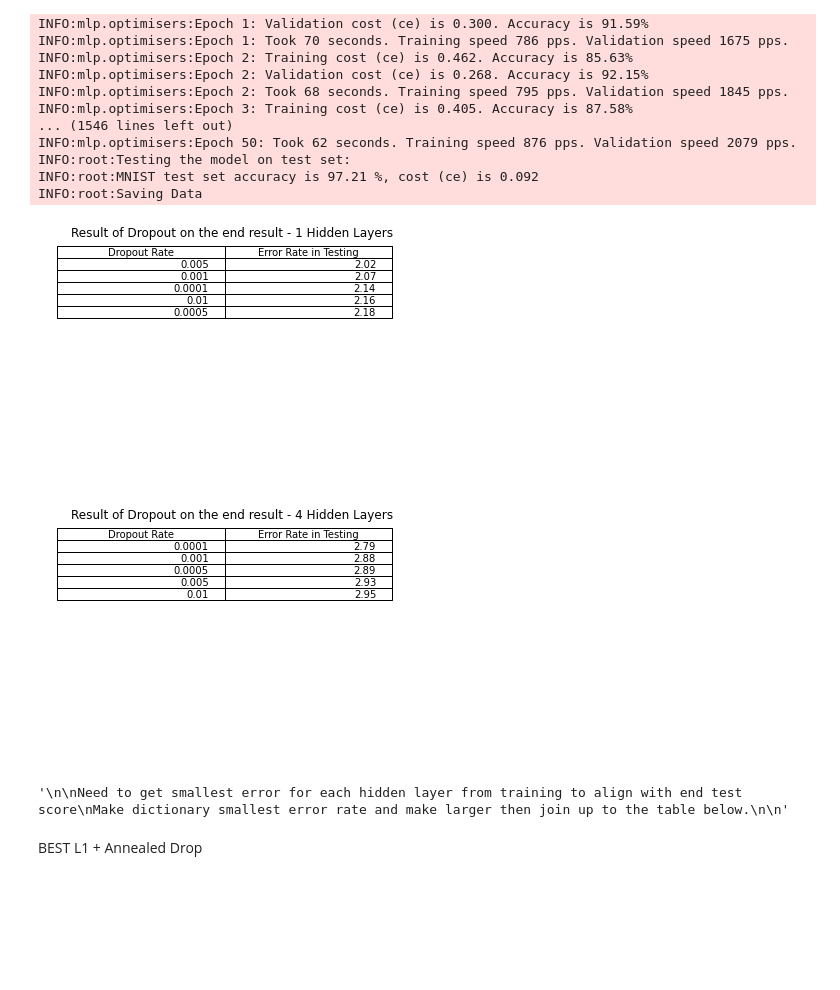
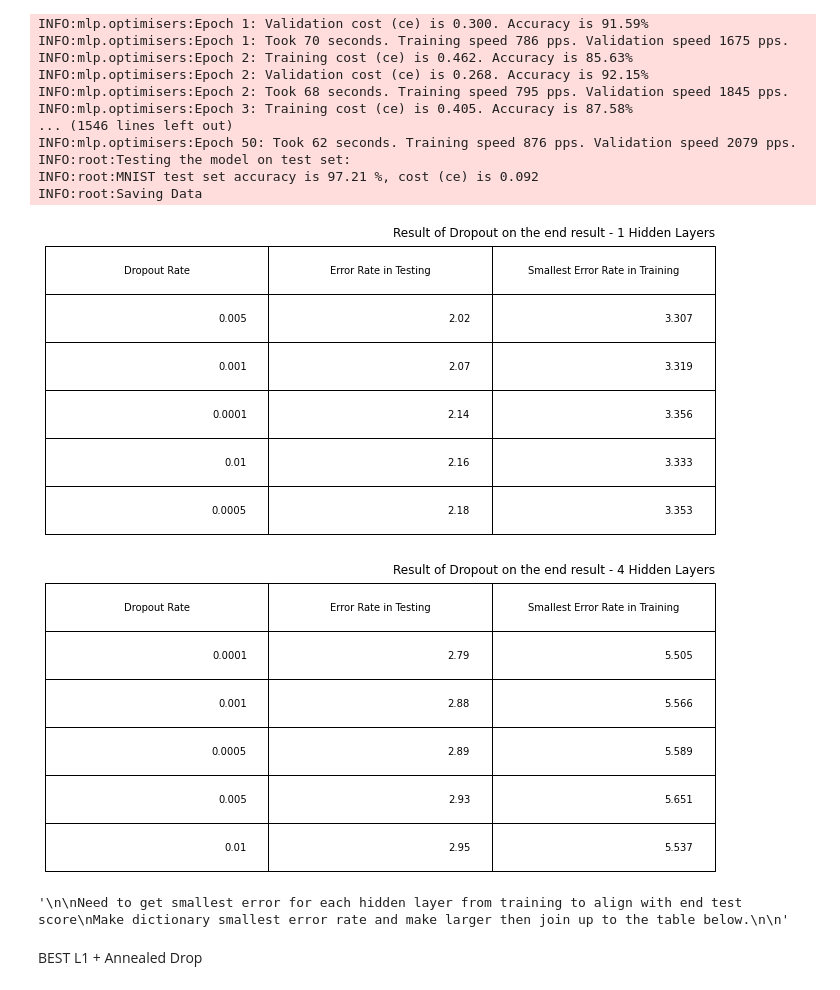
Before and after one commit to joeyearsley/mlpractical, a Jupyter notebook: Grid Search.ipynb, the cells around one changed output. Drawn from its saved outputs; the diff is of its cells as text; code cells hidden in the pictures; blank space fills up the shorter version.

```diff
--- a/Grid Search.ipynb
+++ b/Grid Search.ipynb
@@ -521,30 +530,33 @@ tracker = []
 
 dropout = [0.6,0.55,0.5,0.45,0.4]
 for val in xrange(0,5):
-    tracker.append([dropout[val], 100-(100*shelve_p[('dropNF0'+str(val))][2][1])])
+    second = shelve_p['dropNF0'+str(val)][0]
+    second.sort(key=lambda x: -x[1])
+    tracker.append([dropout[val], 100-(100*shelve_p[('dropNF0'+str(val))][2][1]),100.*(1.-second[0][1])])
 
 tracker.sort(key=lambda x: x[1])
 #Plot table, with these columns
-columns = ('Dropout Rate', 'Error Rate in Testing')
+columns = ('Dropout Rate', 'Error Rate in Testing', 'Smallest Error Rate in Training')
 plt.axis('off')
 plt.title('Result of Dropout on the end result - 1 Hidden Layers')
 #Test_cont is defined above - its a list of lists in the form [LearningRate, ErrorRate]
-plt.table(cellText=tracker,colLabels=columns, loc='best')
-
+y = plt.table(cellText=tracker,colLabels=columns, loc='best')
+y.scale(2,4)
 plt.show()
 
 tracker = []
 for val in xrange(0,5):
-    tracker.append([dropout[val], 100-(100*shelve_p[('dropNF1'+str(val))][2][1])])
+    second = shelve_p['dropNF1'+str(val)][0]
+    second.sort(key=lambda x: -x[1])
+    tracker.append([dropout[val], 100-(100*shelve_p[('dropNF1'+str(val))][2][1]),100.*(1.-second[0][1])])
 
 tracker.sort(key=lambda x: x[1])
 #Plot table, with these columns
-columns = ('Dropout Rate', 'Error Rate in Testing')
 plt.axis('off')
 plt.title('Result of Dropout on the end result - 4 Hidden Layers')
 #Test_cont is defined above - its a list of lists in the form [LearningRate, ErrorRate]
-plt.table(cellText=tracker,colLabels=columns, loc='best')
-
+y = plt.table(cellText=tracker,colLabels=columns, loc='best')
+y.scale(2,4)
 plt.show()
 
 #
@@ -702,43 +714,46 @@ tracker = []
 
 
 dropout = [0.01,0.005,0.001,0.0005,0.0001]
 for val in xrange(0,5):
-    tracker.append([dropout[val], 100-(100*shelve_p[('dropAF0'+str(val))][2][1])])
+    second = shelve_p['dropAF0'+str(val)][0]
+    second.sort(key=lambda x: -x[1])
+    tracker.append([dropout[val], 100-(100*shelve_p[('dropAF0'+str(val))][2][1]),100.*(1.-second[0][1])])
 
 tracker.sort(key=lambda x: x[1])
 #Plot table, with these columns
-columns = ('Dropout Rate', 'Error Rate in Testing')
+columns = ('Dropout Rate', 'Error Rate in Testing', 'Smallest Error Rate in Training')
 plt.axis('off')
 plt.title('Result of Dropout on the end result - 1 Hidden Layers')
 #Test_cont is defined above - its a list of lists in the form [LearningRate, ErrorRate]
-plt.table(cellText=tracker,colLabels=columns, loc='best')
-
+y = plt.table(cellText=tracker,colLabels=columns, loc='best')
+y.scale(2,4)
 plt.show()
 
 tracker = []
 for val in xrange(0,5):
-    tracker.append([dropout[val], 100-(100*shelve_p[('dropAF1'+str(val))][2][1])])
+    second = shelve_p['dropAF1'+str(val)][0]
+    second.sort(key=lambda x: -x[1])
+    tracker.append([dropout[val], 100-(100*shelve_p[('dropAF1'+str(val))][2][1]),100.*(1.-second[0][1])])
 
 tracker.sort(key=lambda x: x[1])
 #Plot table, with these columns
-columns = ('Dropout Rate', 'Error Rate in Testing')
 plt.axis('off')
 plt.title('Result of Dropout on the end result - 4 Hidden Layers')
 #Test_cont is defined above - its a list of lists in the form [LearningRate, ErrorRate]
-plt.table(cellText=tracker,colLabels=columns, loc='best')
-
+y = plt.table(cellText=tracker,colLabels=columns, loc='best')
+y.scale(2,4)
 plt.show()
 
 #
 '''
 
 Need to get smallest error for each hidden layer from training to align with end test score
 Make dictionary smallest error rate and make larger then join up to the table below.
 
 '''
 # %% [output]
-[figure, old version]
+[figure, new version]
-[figure, old version]
+[figure, new version]
 '\n\nNeed to get smallest error for each hidden layer from training to align with end test score\nMake dictionary smallest error rate and make larger then join up to the table below.\n\n'
 # %% [markdown]
 BEST L1 + Annealed Drop
```
Also changed, not shown: parts of 3 cells of this notebook, 17 other files.
